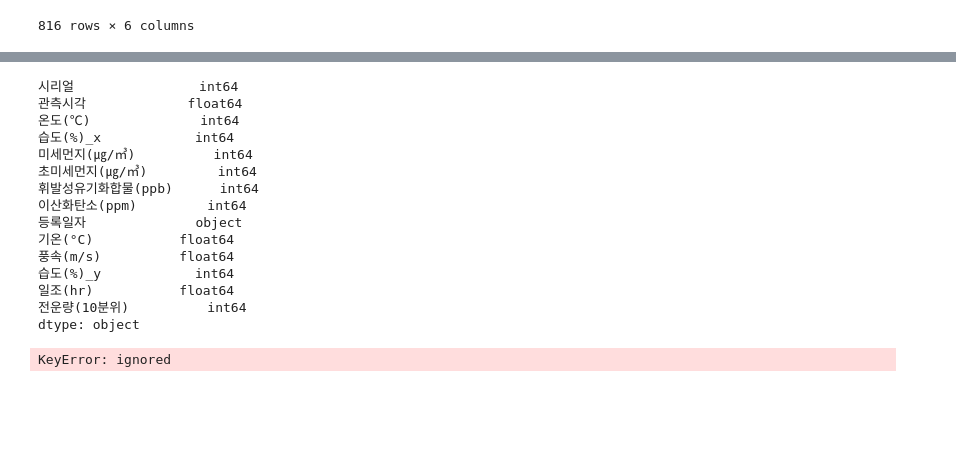
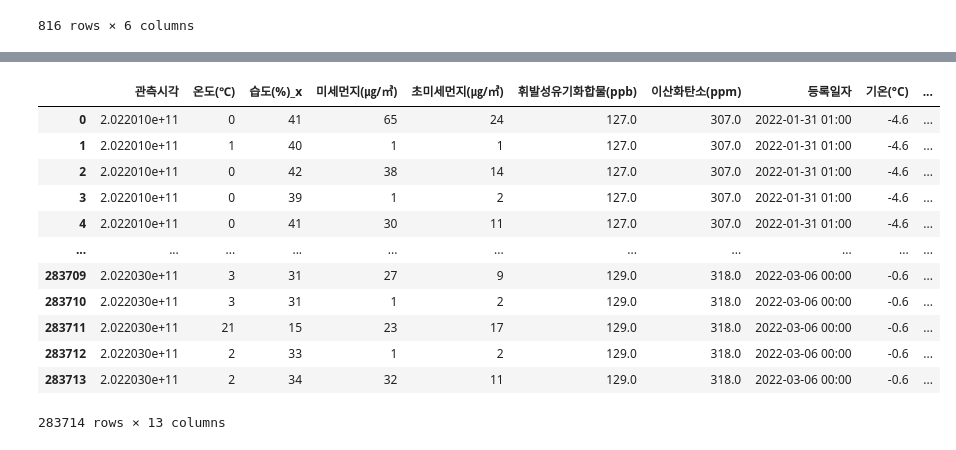
Before and after one commit to Yoonsun222/CapstoneDesign, a Jupyter notebook: 캡스톤디자인.ipynb, the cells around one changed output, grey strips where cells are left out. Drawn from its saved outputs; the diff is of its cells as text; code cells hidden in the pictures; blank space fills up the shorter version.

```diff
--- a/캡스톤디자인.ipynb
+++ b/캡스톤디자인.ipynb
@@ -78,34 +65,25 @@ from sklearn.preprocessing import LabelEncoder
 encoder = LabelEncoder()
 data["시리얼"] = encoder.fit_transform(data["시리얼"])
 
-
-data.dtypes
+data = data.reset_index()
-# %% [output]
-시리얼                int64
-관측시각             float64
-온도(℃)              int64
-습도(%)_x            int64
-미세먼지(㎍/㎥)          int64
-초미세먼지(㎍/㎥)         int64
-휘발성유기화합물(ppb)      int64
-이산화탄소(ppm)         int64
-등록일자              object
-기온(°C)           float64
-풍속(m/s)          float64
-습도(%)_y            int64
-일조(hr)           float64
-전운량(10분위)          int64
-dtype: object
 # %%
 total_data = data[data.columns[2:]]
 total_data = total_data.replace(-9999,np.nan)
 total_data = total_data.fillna(method='bfill')
-total_data.head(4)
-total_data.rename(index = {'시리얼': 'Id'}, inplace = True)
-
-
-
-total_data = total_data.drop_duplicates(['Id','등록일자'], keep='first')
+total_data = total_data.fillna(method='pad')
+total_data
 # %% [output]
+|  | 관측시각 | 온도(℃) | 습도(%)_x | 미세먼지(㎍/㎥) | 초미세먼지(㎍/㎥) | 휘발성유기화합물(ppb) | 이산화탄소(ppm) | 등록일자 | 기온(°C) | ... |
+| 0 | 2.022010e+11 | 0 | 41 | 65 | 24 | 127.0 | 307.0 | 2022-01-31 01:00 | -4.6 | ... |
+| 1 | 2.022010e+11 | 1 | 40 | 1 | 1 | 127.0 | 307.0 | 2022-01-31 01:00 | -4.6 | ... |
+| 2 | 2.022010e+11 | 0 | 42 | 38 | 14 | 127.0 | 307.0 | 2022-01-31 01:00 | -4.6 | ... |
+| 3 | 2.022010e+11 | 0 | 39 | 1 | 2 | 127.0 | 307.0 | 2022-01-31 01:00 | -4.6 | ... |
+| 4 | 2.022010e+11 | 0 | 41 | 30 | 11 | 127.0 | 307.0 | 2022-01-31 01:00 | -4.6 | ... |
+| ... | ... | ... | ... | ... | ... | ... | ... | ... | ... | ... |
+| 283709 | 2.022030e+11 | 3 | 31 | 27 | 9 | 129.0 | 318.0 | 2022-03-06 00:00 | -0.6 | ... |
+| 283710 | 2.022030e+11 | 3 | 31 | 1 | 2 | 129.0 | 318.0 | 2022-03-06 00:00 | -0.6 | ... |
+| 283711 | 2.022030e+11 | 21 | 15 | 23 | 17 | 129.0 | 318.0 | 2022-03-06 00:00 | -0.6 | ... |
+| 283712 | 2.022030e+11 | 2 | 33 | 1 | 2 | 129.0 | 318.0 | 2022-03-06 00:00 | -0.6 | ... |
+| 283713 | 2.022030e+11 | 2 | 34 | 32 | 11 | 129.0 | 318.0 | 2022-03-06 00:00 | -0.6 | ... |
-KeyError: ignored
+283714 rows × 13 columns
 # %%
```
Also changed, not shown: parts of 3 cells of this notebook.
